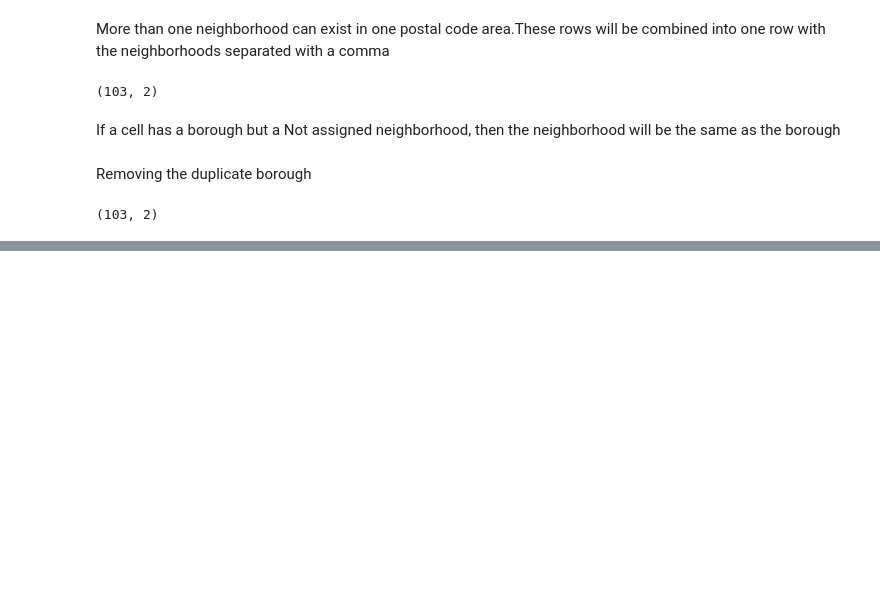
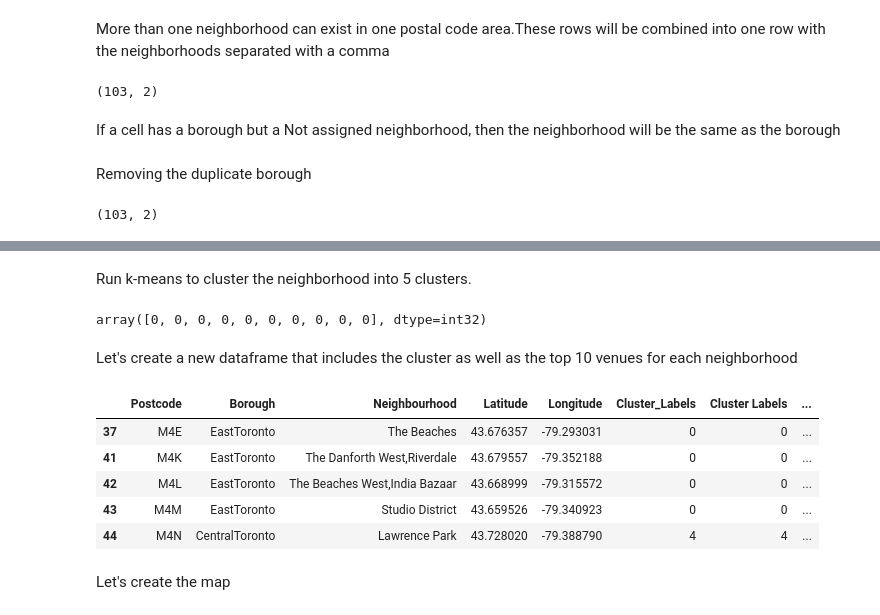
Before and after one commit to Annika84/Toronto-neighborhood, a Jupyter notebook: Toronto neighborhood_annika.ipynb, the cells around one changed output, grey strips where cells are left out. Drawn from its saved outputs; the diff is of its cells as text; code cells hidden in the pictures; blank space fills up the shorter version.

```diff
--- a/Toronto neighborhood_annika.ipynb
+++ b/Toronto neighborhood_annika.ipynb
@@ -84,0 +510,6 @@ to2.shape
+# %%
+def return_most_common_venues(row, num_top_venues):
+    row_categories = row.iloc[1:]
+    row_categories_sorted = row_categories.sort_values(ascending=False)
+
+    return row_categories_sorted.index.values[0:num_top_venues]
@@ -84,0 +518,21 @@ to2.shape
+# %%
+num_top_venues = 10
+
+indicators = ['st', 'nd', 'rd']
+
+# create columns according to number of top venues
+columns = ['Neighborhood']
+for ind in np.arange(num_top_venues):
+    try:
+        columns.append('{}{} Most Common Venue'.format(ind+1, indicators[ind]))
+    except:
+        columns.append('{}th Most Common Venue'.format(ind+1))
+
+# create a new dataframe
+neighborhoods_venues_sorted = pd.DataFrame(columns=columns)
+neighborhoods_venues_sorted['Neighborhood'] = toronto_grouped['Neighborhood']
+
+for ind in np.arange(toronto_grouped.shape[0]):
+    neighborhoods_venues_sorted.iloc[ind, 1:] = return_most_common_venues(toronto_grouped.iloc[ind, :], num_top_venues)
+
+neighborhoods_venues_sorted.head()
@@ -84,0 +546,32 @@ to2.shape
+# %% [markdown]
+Run k-means to cluster the neighborhood into 5 clusters.
+# %%
+kclusters = 5
+
+toronto_grouped_clustering = toronto_grouped.drop('Neighborhood', 1)
+
+# run k-means clustering
+kmeans = KMeans(n_clusters=kclusters, random_state=0).fit(toronto_grouped_clustering)
+
+# check cluster labels generated for each row in the dataframe
+kmeans.labels_[0:10]
+# %% [output]
+array([0, 0, 0, 0, 0, 0, 0, 0, 0, 0], dtype=int32)
+# %% [markdown]
+Let's create a new dataframe that includes the cluster as well as the top 10 venues for each neighborhood
+# %%
+toronto_merged = tor4
+
+# merge toronto_grouped with toronto_data to add latitude/longitude for each neighborhood
+toronto_merged = toronto_merged.join(neighborhoods_venues_sorted.set_index('Neighborhood'), on='Neighbourhood')
+
+toronto_merged.head()
+# %% [output]
+|  | Postcode | Borough | Neighbourhood | Latitude | Longitude | Cluster_Labels | Cluster Labels | ... |
+| 37 | M4E | EastToronto | The Beaches | 43.676357 | -79.293031 | 0 | 0 | ... |
+| 41 | M4K | EastToronto | The Danforth West,Riverdale | 43.679557 | -79.352188 | 0 | 0 | ... |
+| 42 | M4L | EastToronto | The Beaches West,India Bazaar | 43.668999 | -79.315572 | 0 | 0 | ... |
+| 43 | M4M | EastToronto | Studio District | 43.659526 | -79.340923 | 0 | 0 | ... |
+| 44 | M4N | CentralToronto | Lawrence Park | 43.728020 | -79.388790 | 4 | 4 | ... |
+# %% [markdown]
+Let's create the map
```
Also changed, not shown: parts of 53 cells of this notebook.
